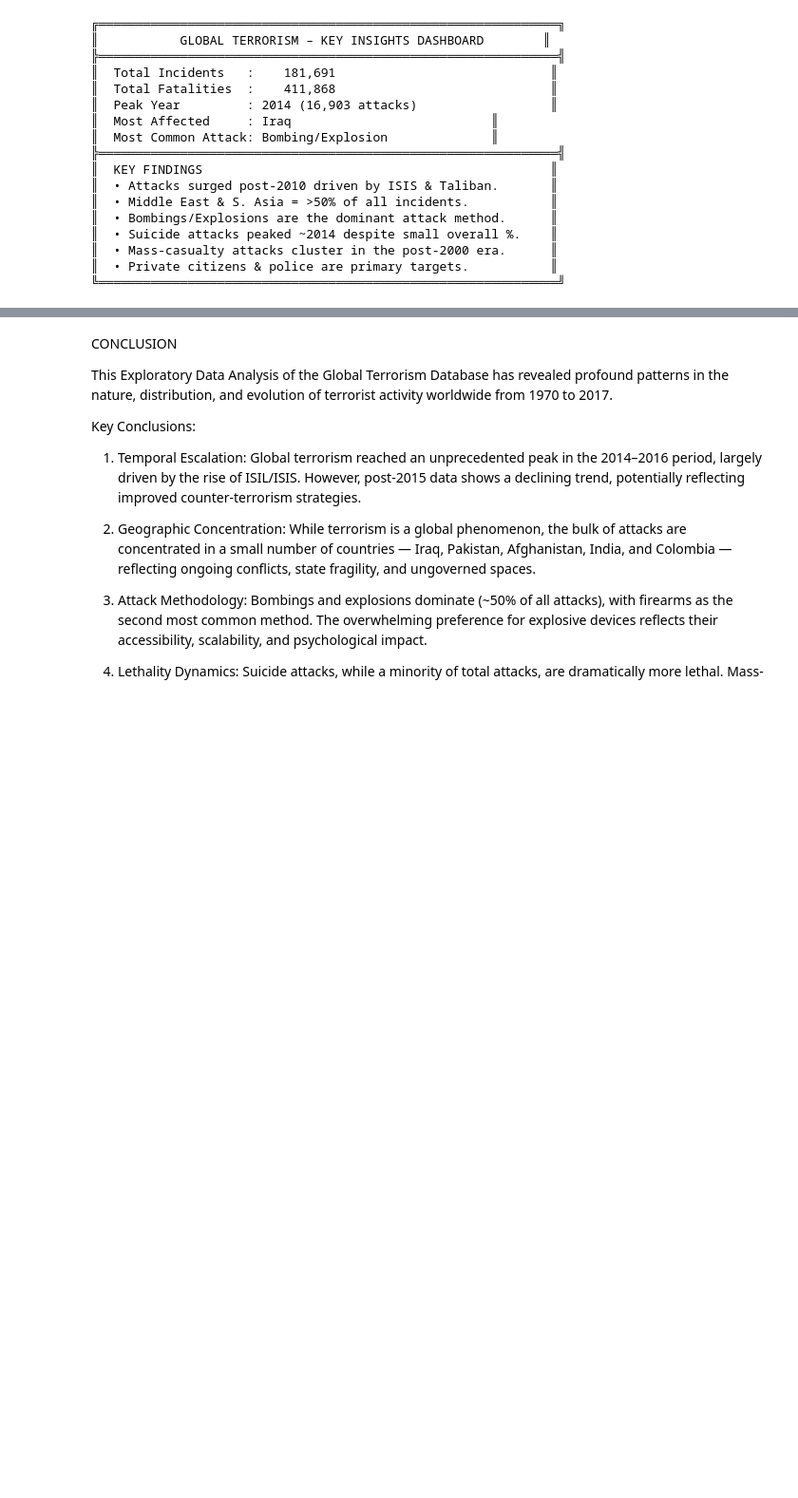
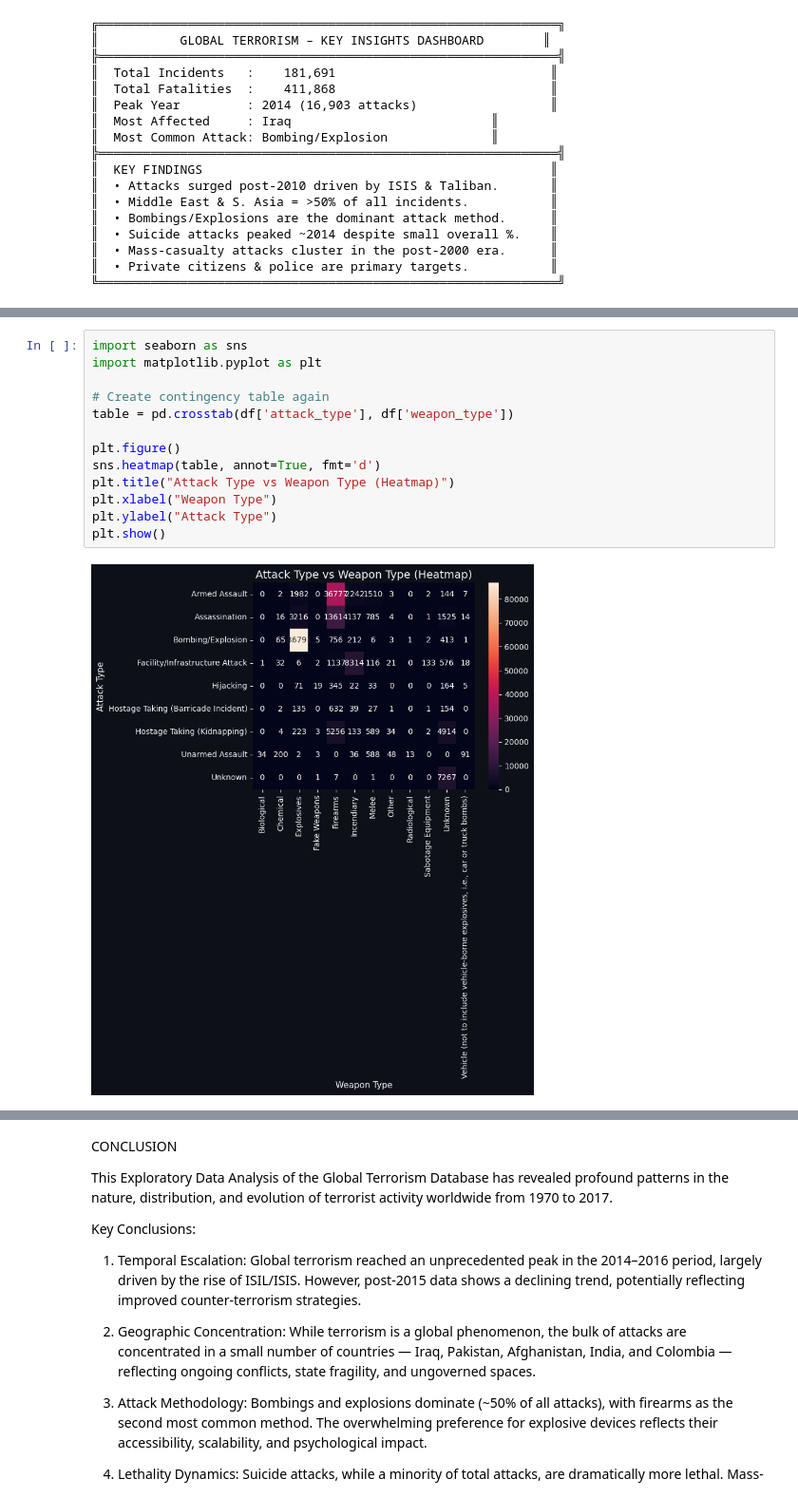
Before and after one commit to ishikarana968-rgb/data-science-assignment-3, a Jupyter notebook: Terrorism_Analysis (2).ipynb, the cells around one changed output, grey strips where cells are left out. Shown at 95% size. Saved outputs shown, nothing was run; the diff lists cells and outputs as text; blank space fills up the shorter version.

```diff
--- a/Terrorism_Analysis (2).ipynb
+++ b/Terrorism_Analysis (2).ipynb
@@ -435,0 +458,15 @@ print(f"""
+# %%
+import seaborn as sns
+import matplotlib.pyplot as plt
+
+# Create contingency table again
+table = pd.crosstab(df['attack_type'], df['weapon_type'])
+
+plt.figure()
+sns.heatmap(table, annot=True, fmt='d')
+plt.title("Attack Type vs Weapon Type (Heatmap)")
+plt.xlabel("Weapon Type")
+plt.ylabel("Attack Type")
+plt.show()
+# %% [output]
+[figure, added]
```
Also changed, not shown: parts of 17 cells of this notebook.
